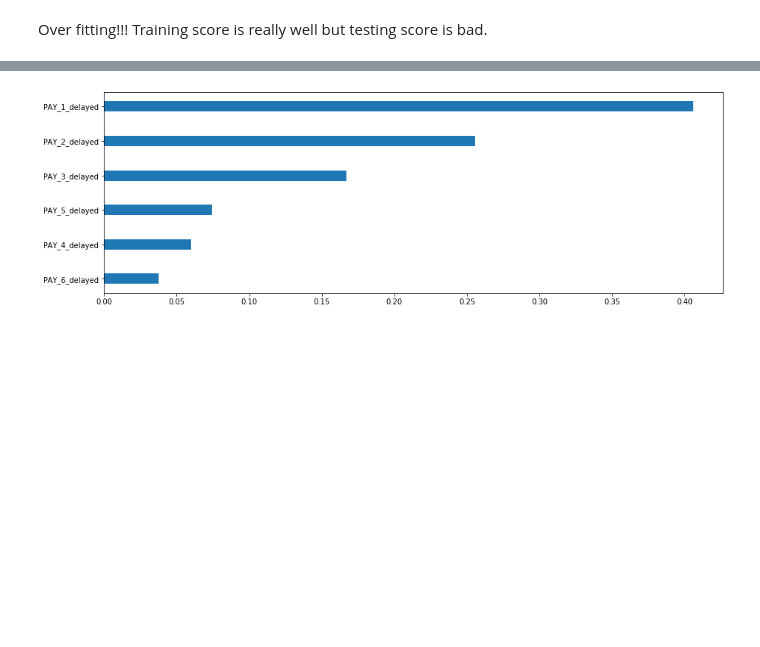
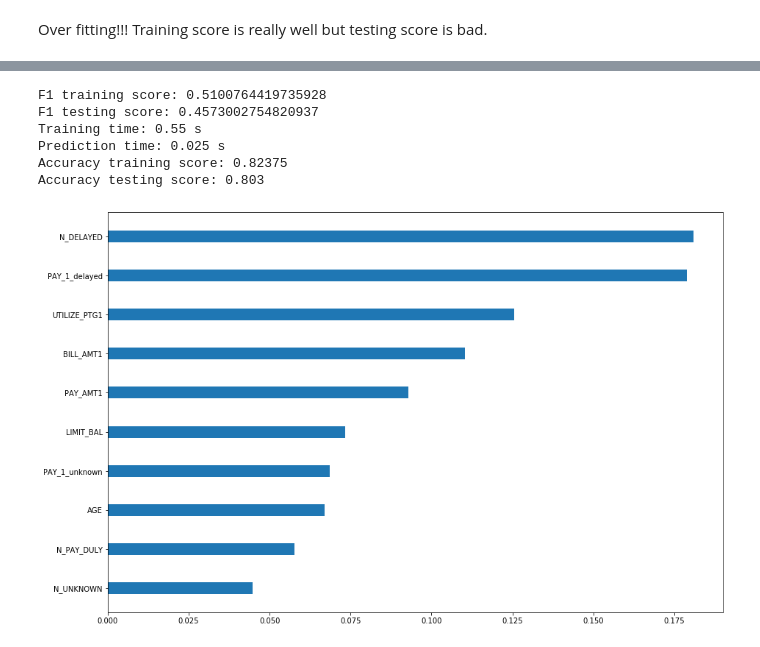
Before and after one commit to yickminglee/Reap-DS-challenge, a Jupyter notebook: Exploratory Data Analysis.ipynb, the cells around one changed output, grey strips where cells are left out. Cells and saved outputs as stored; diff of their text form; code cells hidden in the pictures; blank space fills up the shorter version.

```diff
--- a/Exploratory Data Analysis.ipynb
+++ b/Exploratory Data Analysis.ipynb
@@ -664,0 +653,3 @@ array(['SEX_male', 'EDUCATION_graduate_school', 'EDUCATION_high_school',
+# %%
+categorical_names_raw = feature_names_raw[28:]
+categorical_names_raw
@@ -665,6 +667,6 @@ array(['SEX_male', 'EDUCATION_graduate_school', 'EDUCATION_high_school',
 # %%
 # if I were to try SVM, remember to scale continuous variables before proceeding
-feature_names = np.concatenate((continuous_names, categorical_names))
+feature_names_raw = np.concatenate((continuous_names_raw, categorical_names_raw))
 # %% [markdown]
 ---
 ### Split into training and testing set
@@ -850,0 +965,14 @@ range(0, 6)
+# %%
+import re
+
+r = re.compile(".*[2-6].*")
+
+feature_names = feature_names_raw
+
+remove_feature = []
+for i in range(len(feature_names)):
+    if r.search(feature_names[i]):
+        remove_feature.append(i)
+        print ("{} feature no.{} - {}".format(i+1, i, feature_names[i]))
+
+print(remove_feature)
@@ -850,0 +997,3 @@ range(0, 6)
+# %%
+feature_names = np.delete(feature_names,remove_feature)
+feature_names
@@ -851,6 +1008,57 @@ range(0, 6)
+# %%
+from sklearn.ensemble import RandomForestClassifier
+from sklearn.metrics import f1_score
+from sklearn import metrics
+
+# get feature and labels
+features_train, features_test = \
+    df_train[feature_names].values, df_test[feature_names].values
+labels_train, labels_test = \
+    df_train['DEFAULT_PAY'].values,df_test['DEFAULT_PAY'].values
+
+clf = RandomForestClassifier(n_estimators=100, criterion='entropy', max_depth=10, min_samples_split=60, min_samples_leaf=5, random_state=0)
+
+# Train the model using the training sets
+t0 = time()
+clf.fit(features_train, labels_train)
+training_time = round(time() - t0, 3)
+
+# Predict the response for test dataset
+t0 = time()
+predictions = clf.predict(features_test)
+prediction_time = round(time() - t0, 3)
+
+# evaluate result
+training_score = f1_score(y_true = labels_train, y_pred = clf.predict(features_train))
+score = f1_score(y_true = labels_test, y_pred = predictions)
+
+# Print results
+print ("F1 training score:", training_score)
+print ("F1 testing score:", score)
+print ("Training time:", training_time, "s")
+print ("Prediction time:", prediction_time, "s")
+
+
+# quickly check the accuracy score as well
+print ("Accuracy training score:", metrics.accuracy_score(labels_train, clf.predict(features_train)))
+print ("Accuracy testing score:", metrics.accuracy_score(labels_test, predictions))
+# %% [output]
+F1 training score: 0.5100764419735928
+F1 testing score: 0.4573002754820937
+Training time: 0.55 s
+Prediction time: 0.025 s
+Accuracy training score: 0.82375
+Accuracy testing score: 0.803
 # %%
-plt.figure(figsize=(15,5))
+importances = clf.feature_importances_
+importances
+
+# visualize variable importance
+importances = clf.feature_importances_
+importances_sorted = np.argsort(importances) # sort in increasing order
+
+plt.figure(figsize=(15,10))
 plt.barh(range(importances.shape[0]), importances[importances_sorted], tick_label=np.array(feature_names)[importances_sorted.astype(int)], height=0.3)
 plt.show()
 # %% [output]
-[figure, old version]
+[figure, new version]
```
Also changed, not shown: parts of 41 cells of this notebook, 1 other file.
